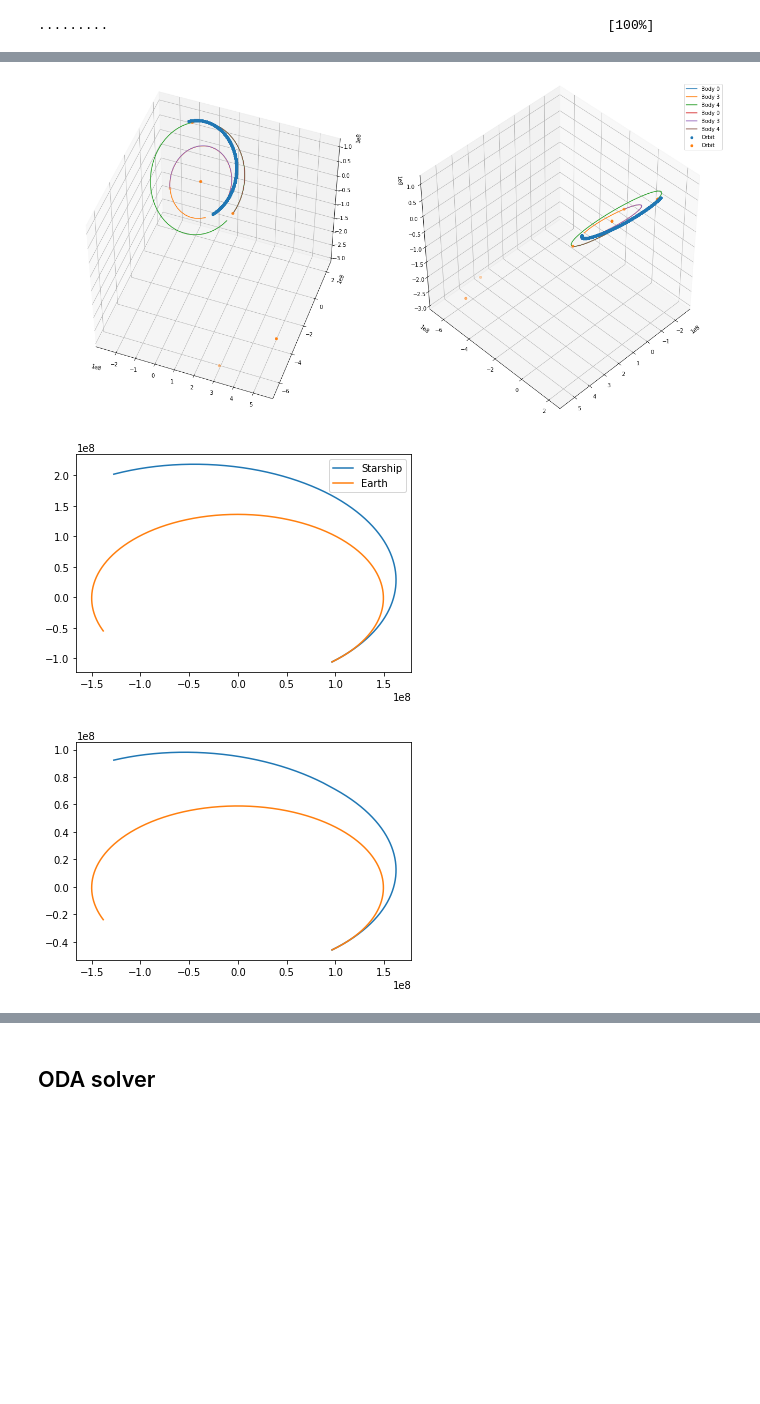
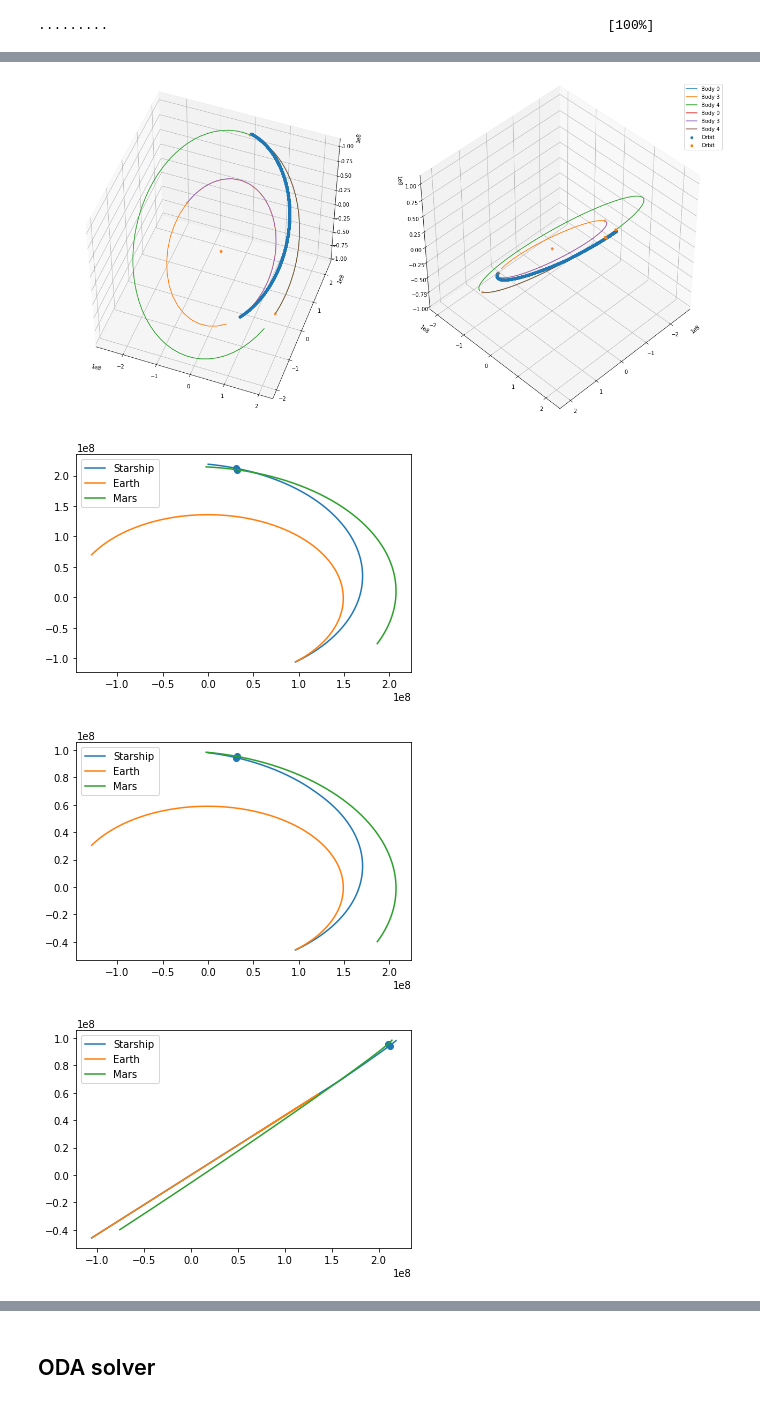
Before and after one commit to borisbrodski/py-interplanetary-simulator, a Jupyter notebook: StarKicker - cutting down on travel time to Mars/Calculate_mission_profile.ipynb, the cells around one changed output, grey strips where cells are left out. Saved outputs shown, nothing was run; the diff lists cells and outputs as text; code cells hidden in the pictures; blank space fills up the shorter version.

Commit message:
Document mission profile, negative delta V

```diff
--- a/StarKicker - cutting down on travel time to Mars/Calculate_mission_profile.ipynb
+++ b/StarKicker - cutting down on travel time to Mars/Calculate_mission_profile.ipynb
@@ -378,9 +397,13 @@ class Burn(ContinuousEvent):
                  angle_orbital_plane = 0,        # Angle to v in orbital plane (in °)
                  angle_orbital_plane_normal = 0, # Angle to v perpendicular to orbital plane (in °)
                  flow_rate = RAPTOR_FLOW_RATE * STARSHIP_RAPTOR_COUNT,
-                 specific_impulse = RAPTOR_SPECIFIC_IMPULSE):
+                 specific_impulse = RAPTOR_SPECIFIC_IMPULSE,
+                 inverse = False):               # Inverse burn direction
         self_assign(self, locals())
         assert (duration is not None) != (delta_v is not None), "Please, provide duration or delta_v"
+        if self.delta_v is not None and self.delta_v < 0:
+            self.delta_v = -self.delta_v
+            self.inverse = True
 
     def calculate_or_get_duration(self, m):
         if self.duration is not None:
@@ -718,6 +741,9 @@ def calculate_dydt(t, y, mp, em, simulation_data):
             rotation = Rotation.from_rotvec(orthogonal * (burn.angle_orbital_plane_normal * np.pi / 180))
             burn_a = rotation.apply(burn_a)
 
+        if burn.inverse:
+            burn_a = -burn_a
+
         dm = -burn.flow_rate
         starship_a += burn_a
 
@@ -1218,12 +1284,12 @@ The goal is to simulate Hohmann transfer orbit from LEO to the Mars. The simulat
 # %%
-hohmann_diviation_angle, normal_burn_delta_v, delta_t = (75, 0.5, -60*60*24)
+hohmann_diviation_angle, normal_burn_delta_v, delta_t = (-75, 0.5, -60*60*24)
 mp = MissionProfile(
     timestamp0 = datetime.datetime(2020, 8, 3) +  datetime.timedelta(seconds = delta_t),
     v0 = np.sqrt(MU_EARTH / (200 + R_EARTH)) + 3.87, #4.3, #3.22 + 3.87,
     orbit0 = 200,
     mass0 = 1550,
     dry_mass = 120,
-    duration = 60 * 60 * 24 * (30*8 + 15),
+    duration = 60 * 60 * 24 * 200,
     sample_dt = 60 * 60,
     sample_size = 24*365*10,
     hohmann_diviation_angle=hohmann_diviation_angle,
@@ -1257,36 +1323,51 @@ Done (6179 samples, 0:01:14.707839s)
 # %%
-starts = np.array([simulation_data['bodies_xyz'][o][0] for o in simulation_data['bodies_xyz']])
-ends = np.array([simulation_data['bodies_xyz'][o][-1] for o in simulation_data['bodies_xyz']])
+bodies_xyz = simulation_data['bodies_xyz'].copy()
+bodies_xyz.pop(JUPITER, None)
 
-without_jupiter = simulation_data['bodies_xyz'].copy()
-without_jupiter.pop(JUPITER, None)
+min_data = simulation_data['minimal_distances'][MARS]
+min_points = np.array([min_data['starship_xyz'], min_data['body_xyz']])
 
-orbits = get_orbits(mp.timestamp0, planets=without_jupiter.keys())
+starts = np.array([bodies_xyz[body][0] for body in bodies_xyz])
+ends = np.array([bodies_xyz[body][-1] for body in bodies_xyz])
+
+orbits = get_orbits(mp.timestamp0, planets=bodies_xyz.keys())
 draw_orbits(orbits,
-            without_jupiter,
+            bodies_xyz,
             simulation_data['starship_xyz'],
-            np.concatenate([starts, ends]))
+            np.concatenate([starts, ends, min_points]))
 
 plt.plot(simulation_data['starship_xyz'][:,0], simulation_data['starship_xyz'][:,1], label = "Starship")
 plt.plot(simulation_data['bodies_xyz'][EARTH][:,0], simulation_data['bodies_xyz'][EARTH][:,1], label = "Earth")
+plt.plot(simulation_data['bodies_xyz'][MARS][:,0], simulation_data['bodies_xyz'][MARS][:,1], label = "Mars")
+plt.scatter(min_points[:, 0], min_points[:, 1])
 plt.legend()
+
 plt.show()
 plt.plot(simulation_data['starship_xyz'][:,0], simulation_data['starship_xyz'][:,2], label = "Starship")
 plt.plot(simulation_data['bodies_xyz'][EARTH][:,0], simulation_data['bodies_xyz'][EARTH][:,2], label = "Earth")
+plt.plot(simulation_data['bodies_xyz'][MARS][:,0], simulation_data['bodies_xyz'][MARS][:,2], label = "Mars")
+plt.scatter(min_points[:, 0], min_points[:, 2])
+plt.legend()
 plt.show()
-#plt.plot(simulation_data['starship_xyz'][:,1], simulation_data['starship_xyz'][:,2])
-#plt.show()
+
+plt.plot(simulation_data['starship_xyz'][:,1], simulation_data['starship_xyz'][:,2], label = "Starship")
+plt.plot(simulation_data['bodies_xyz'][EARTH][:,1], simulation_data['bodies_xyz'][EARTH][:,2], label = "Earth")
+plt.plot(simulation_data['bodies_xyz'][MARS][:,1], simulation_data['bodies_xyz'][MARS][:,2], label = "Mars")
+plt.scatter(min_points[:, 1], min_points[:, 2])
+plt.legend()
+plt.show()
 
 #draw_orbits({'starship': simulation_data['starship_xyz'] - simulation_data['bodies_xyz'][EARTH]})
 #
 #min_mars_xyz
 #
 ##draw_orbits(orbits, result_body_orbits, results[:,0:3])
 #draw_orbits({'starship': earth_results})
 # %% [output]
-[figure, old version]
+[figure, new version]
-[figure, old version]
+[figure, new version]
-[figure, old version]
+[figure, new version]
+[figure, added]
 # %%
 params_list = []
 result_list = []
```
Also changed, not shown: parts of 14 cells of this notebook.
